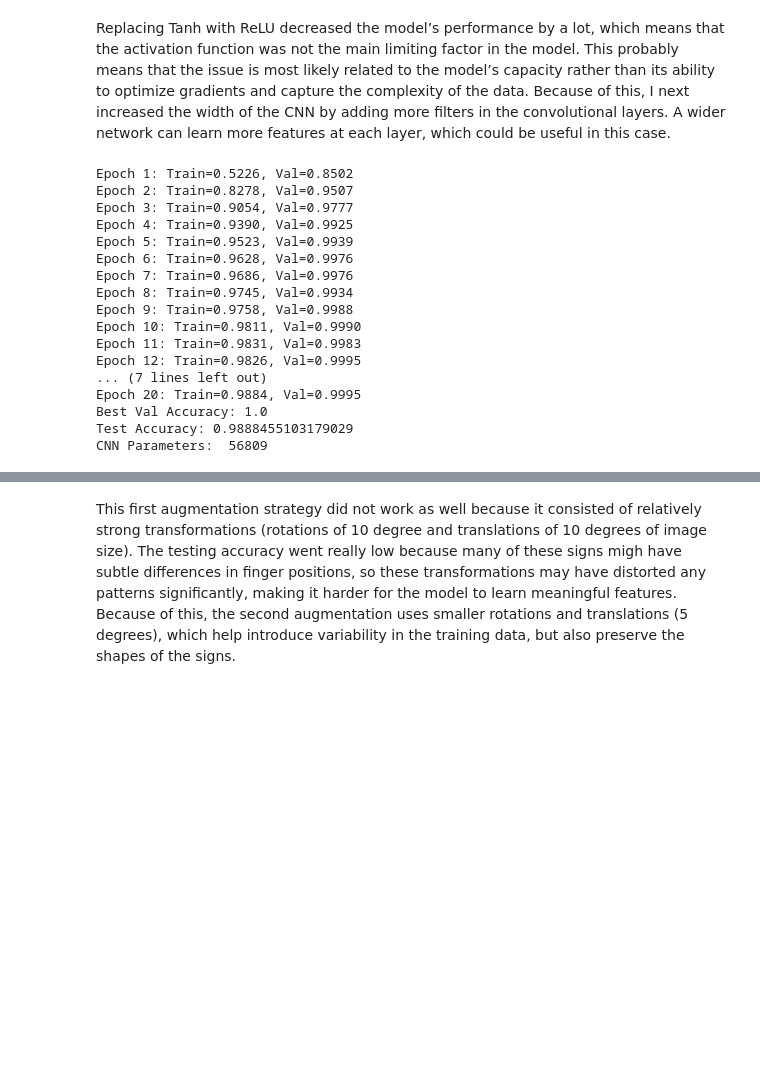
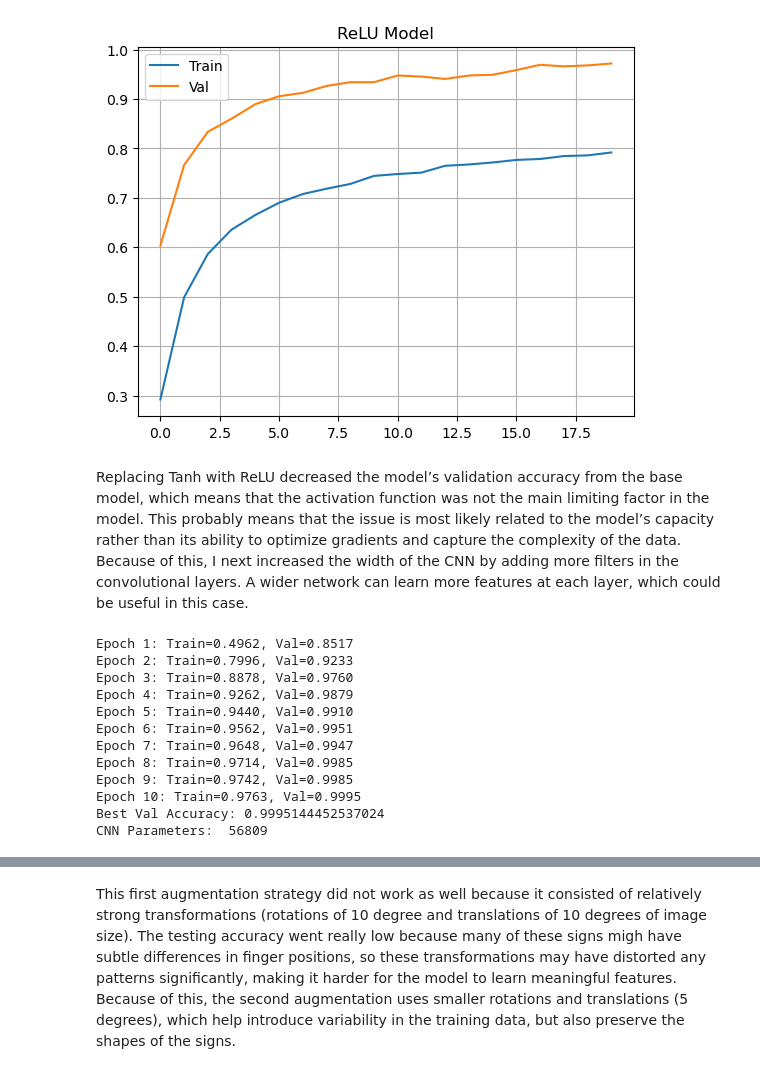
Before and after one commit to yzhao2433/sign_lang_recognition, a Jupyter notebook: CNN.ipynb, the cells around one changed output, grey strips where cells are left out. Cells and saved outputs as stored; diff of their text form; code cells hidden in the pictures; blank space fills up the shorter version.

```diff
--- a/CNN.ipynb
+++ b/CNN.ipynb
@@ -284,6 +298,16 @@ Test Accuracy: 0.9380925822643614
 CNN Parameters:  27193
+# %%
+plt.figure()
+plt.plot(dropout_train, label="Train")
+plt.plot(dropout_val, label="Val")
+plt.title("ReLU Model")
+plt.legend()
+plt.grid()
+plt.show()
+# %% [output]
+[figure, added]
 # %% [markdown]
-Replacing Tanh with ReLU decreased the model’s performance by a lot, which means that the activation function was not the main limiting factor in the model. This probably means that the issue is most likely related to the model’s capacity rather than its ability to optimize gradients and capture the complexity of the data. Because of this, I next increased the width of the CNN by adding more filters in the convolutional layers. A wider network can learn more features at each layer, which could be useful in this case.
+Replacing Tanh with ReLU decreased the model’s validation accuracy from the base model, which means that the activation function was not the main limiting factor in the model. This probably means that the issue is most likely related to the model’s capacity rather than its ability to optimize gradients and capture the complexity of the data. Because of this, I next increased the width of the CNN by adding more filters in the convolutional layers. A wider network can learn more features at each layer, which could be useful in this case.
 # %%
 class WideCNN(nn.Module):
   def __init__(self):
@@ -312,24 +336,19 @@ class WideCNN(nn.Module):
     return x
 # %%
 cnn_wide = WideCNN()
-train_model(cnn_wide)
-cnn_wide_test_accuracy = test_model(cnn_wide)
+wide_train, wide_val, best_wide_val = train_model(cnn_wide)
+# cnn_wide_test_accuracy = test_model(cnn_wide)
 print("CNN Parameters: ", count_params(cnn_wide))
 # %% [output]
-Epoch 1: Train=0.5226, Val=0.8502
-Epoch 2: Train=0.8278, Val=0.9507
-Epoch 3: Train=0.9054, Val=0.9777
-Epoch 4: Train=0.9390, Val=0.9925
-Epoch 5: Train=0.9523, Val=0.9939
-Epoch 6: Train=0.9628, Val=0.9976
-Epoch 7: Train=0.9686, Val=0.9976
-Epoch 8: Train=0.9745, Val=0.9934
-Epoch 9: Train=0.9758, Val=0.9988
-Epoch 10: Train=0.9811, Val=0.9990
-Epoch 11: Train=0.9831, Val=0.9983
-Epoch 12: Train=0.9826, Val=0.9995
-... (7 lines left out)
-Epoch 20: Train=0.9884, Val=0.9995
-Best Val Accuracy: 1.0
-Test Accuracy: 0.9888455103179029
+Epoch 1: Train=0.4962, Val=0.8517
+Epoch 2: Train=0.7996, Val=0.9233
+Epoch 3: Train=0.8878, Val=0.9760
+Epoch 4: Train=0.9262, Val=0.9879
+Epoch 5: Train=0.9440, Val=0.9910
+Epoch 6: Train=0.9562, Val=0.9951
+Epoch 7: Train=0.9648, Val=0.9947
+Epoch 8: Train=0.9714, Val=0.9985
+Epoch 9: Train=0.9742, Val=0.9985
+Epoch 10: Train=0.9763, Val=0.9995
+Best Val Accuracy: 0.9995144452537024
 CNN Parameters:  56809
```
Also changed, not shown: parts of 35 cells of this notebook.
